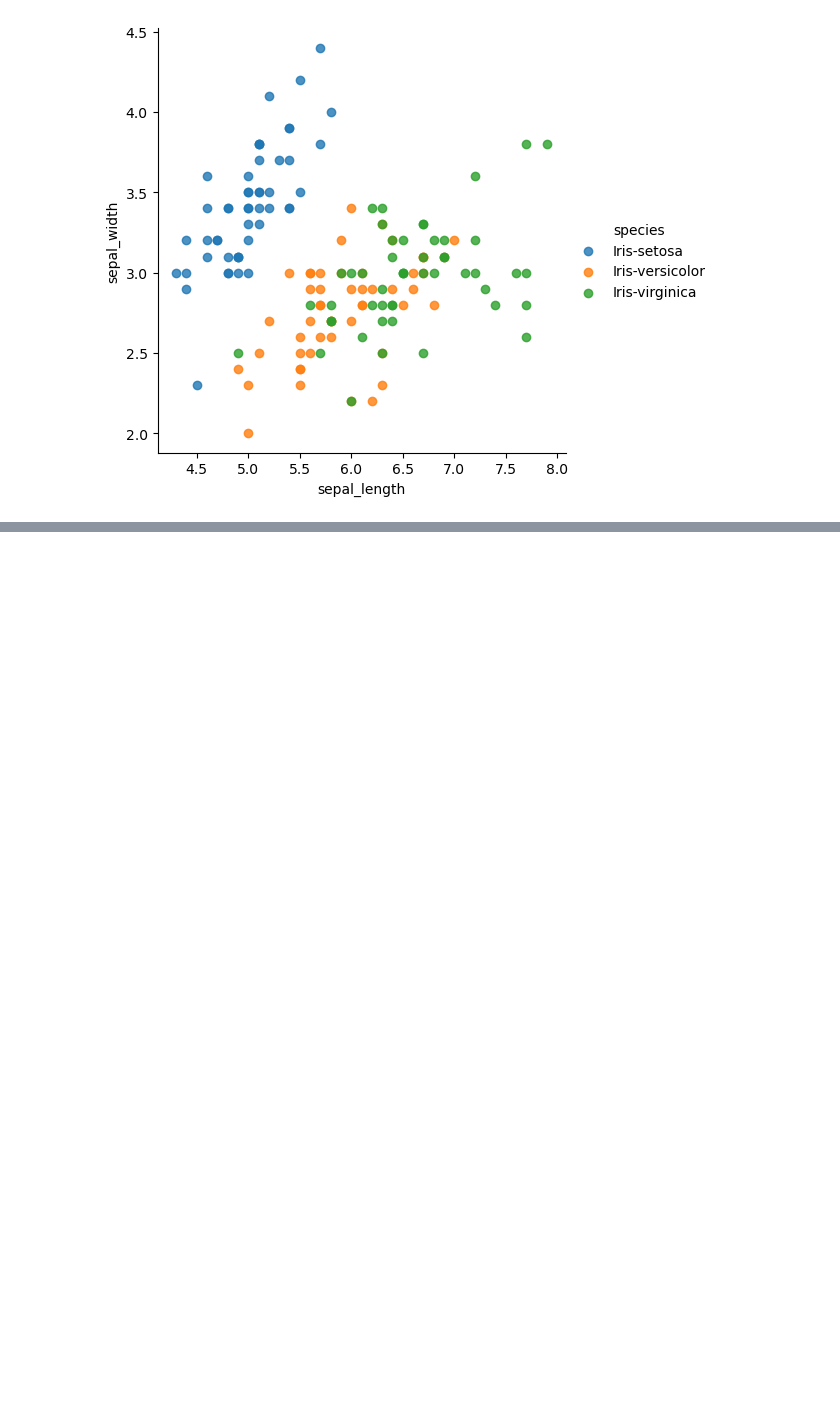
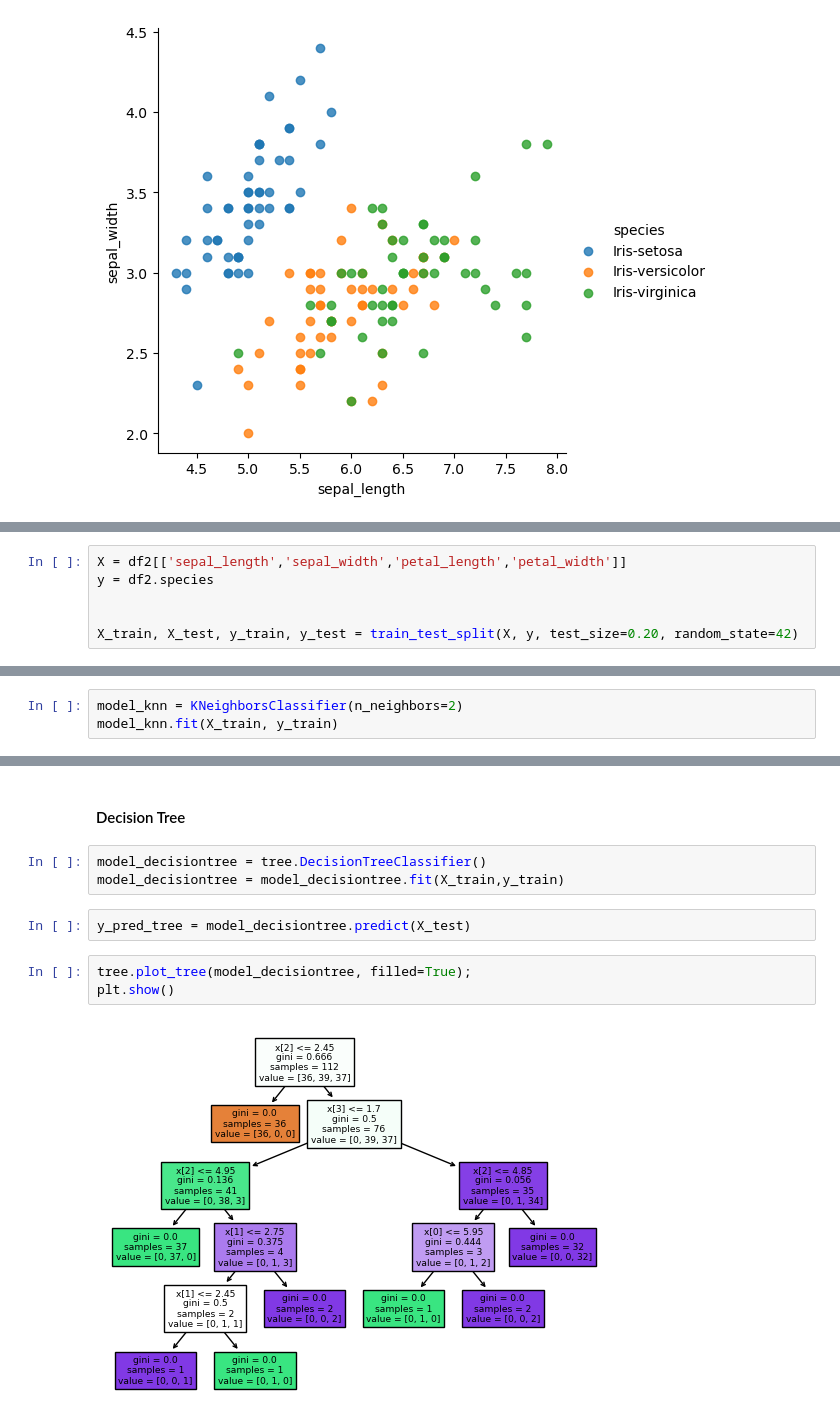
Before and after one commit to JpLimags/Classifier_Iris, a Jupyter notebook: classifier_iris.ipynb, the cells around one changed output, grey strips where cells are left out. Saved outputs shown, nothing was run; the diff lists cells and outputs as text; blank space fills up the shorter version.

```diff
--- a/classifier_iris.ipynb
+++ b/classifier_iris.ipynb
@@ -82,0 +165,6 @@ sns.lmplot(x="sepal_length", y="sepal_width", fit_reg=False, hue='species', data
+# %%
+X = df2[['sepal_length','sepal_width','petal_length','petal_width']]
+y = df2.species
+
+
+X_train, X_test, y_train, y_test = train_test_split(X, y, test_size=0.20, random_state=42)
@@ -82,0 +191,3 @@ sns.lmplot(x="sepal_length", y="sepal_width", fit_reg=False, hue='species', data
+# %%
+model_knn = KNeighborsClassifier(n_neighbors=2)
+model_knn.fit(X_train, y_train)
@@ -82,0 +211,12 @@ sns.lmplot(x="sepal_length", y="sepal_width", fit_reg=False, hue='species', data
+# %% [markdown]
+#### Decision Tree
+# %%
+model_decisiontree = tree.DecisionTreeClassifier()
+model_decisiontree = model_decisiontree.fit(X_train,y_train)
+# %%
+y_pred_tree = model_decisiontree.predict(X_test)
+# %%
+tree.plot_tree(model_decisiontree, filled=True);
+plt.show()
+# %% [output]
+[figure, added]
```
Also changed, not shown: parts of 27 cells of this notebook.
